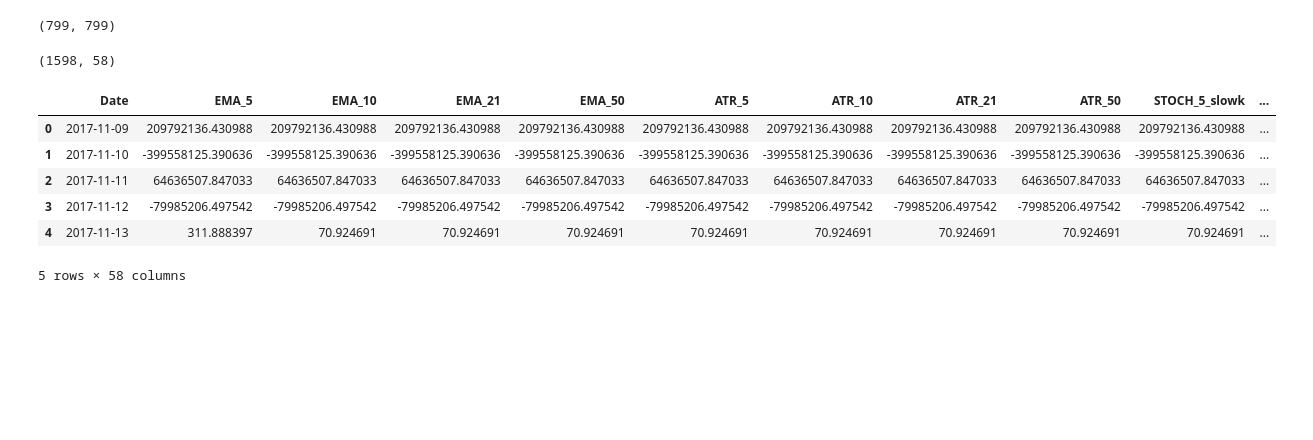
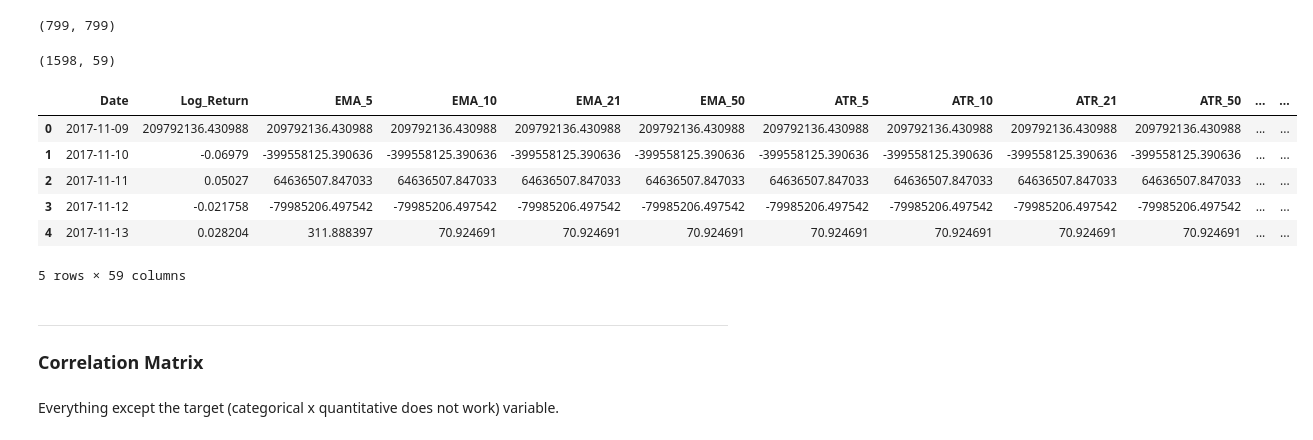
Before and after one commit to Yamamuen/CQF_final_project, a Jupyter notebook: processing_EDA.ipynb, the cells around one changed output. Drawn from its saved outputs; the diff is of its cells as text; code cells hidden in the pictures; blank space fills up the shorter version.

```diff
--- a/processing_EDA.ipynb
+++ b/processing_EDA.ipynb
@@ -30,11 +30,11 @@ def figshow(figindex, fig):
 # %%
 # Yang & Zhang volatility
 # implementation from tangabc: https://gist.github.com/tangabc/d9700366bd75ce49b1f4ea7a1a1030bf
-def get_hvol_yz(df, lookback=10):
-    o = df.Open
-    h = df.High
-    l = df.Low
-    c = df.Close
+def get_hvol_yz(data, lookback=10):
+    o = data.Open
+    h = data.High
+    l = data.Low
+    c = data.Close
 
     k = 0.34 / (1.34 + (lookback+1)/(lookback-1))
     cc = np.log(c/c.shift(1))
@@ -54,10 +54,10 @@ def get_hvol_yz(df, lookback=10):
     return result * 100
 
 #Defining class weights (to deal with class imbalance):
-def cwts(df):
-    c0, c1 = np.bincount(df['target'])
+def cwts(data):
+    c0, c1 = np.bincount(data['target'])
     #making the weights inversely proportional to the amount of observations:
-    w0, w1 = (1/c0)*(len(df))/2, (1/c1)*(len(df))/2
+    w0, w1 = (1/c0)*(len(data))/2, (1/c1)*(len(data))/2
     return {0: w0, 1:w1}
 # %% [markdown]
 ---
@@ -281,15 +281,18 @@ round(class_weights[0] * classes[0]), round(class_weights[1] * classes[1])
 (799, 799)
 # %%
 # Dropping unnecessary columns
-df = eth.drop(['Open','High','Low', 'Close','Adj Close','Volume','Pct_chg','Log_Return'], axis=1)
+df = eth.drop(['Open','High','Low', 'Close','Adj Close','Volume','Pct_chg'], axis=1)
 print(df.shape)
 df.head()
 # %% [output]
-(1598, 58)
+(1598, 59)
-|  | Date | EMA_5 | EMA_10 | EMA_21 | EMA_50 | ATR_5 | ATR_10 | ATR_21 | ATR_50 | STOCH_5_slowk | ... |
-| 0 | 2017-11-09 | 209792136.430988 | 209792136.430988 | 209792136.430988 | 209792136.430988 | 209792136.430988 | 209792136.430988 | 209792136.430988 | 209792136.430988 | 209792136.430988 | ... |
-| 1 | 2017-11-10 | -399558125.390636 | -399558125.390636 | -399558125.390636 | -399558125.390636 | -399558125.390636 | -399558125.390636 | -399558125.390636 | -399558125.390636 | -399558125.390636 | ... |
-| 2 | 2017-11-11 | 64636507.847033 | 64636507.847033 | 64636507.847033 | 64636507.847033 | 64636507.847033 | 64636507.847033 | 64636507.847033 | 64636507.847033 | 64636507.847033 | ... |
-| 3 | 2017-11-12 | -79985206.497542 | -79985206.497542 | -79985206.497542 | -79985206.497542 | -79985206.497542 | -79985206.497542 | -79985206.497542 | -79985206.497542 | -79985206.497542 | ... |
-| 4 | 2017-11-13 | 311.888397 | 70.924691 | 70.924691 | 70.924691 | 70.924691 | 70.924691 | 70.924691 | 70.924691 | 70.924691 | ... |
+|  | Date | Log_Return | EMA_5 | EMA_10 | EMA_21 | EMA_50 | ATR_5 | ATR_10 | ATR_21 | ATR_50 | ... | ... |
+| 0 | 2017-11-09 | 209792136.430988 | 209792136.430988 | 209792136.430988 | 209792136.430988 | 209792136.430988 | 209792136.430988 | 209792136.430988 | 209792136.430988 | 209792136.430988 | ... | ... |
+| 1 | 2017-11-10 | -0.06979 | -399558125.390636 | -399558125.390636 | -399558125.390636 | -399558125.390636 | -399558125.390636 | -399558125.390636 | -399558125.390636 | -399558125.390636 | ... | ... |
+| 2 | 2017-11-11 | 0.05027 | 64636507.847033 | 64636507.847033 | 64636507.847033 | 64636507.847033 | 64636507.847033 | 64636507.847033 | 64636507.847033 | 64636507.847033 | ... | ... |
+| 3 | 2017-11-12 | -0.021758 | -79985206.497542 | -79985206.497542 | -79985206.497542 | -79985206.497542 | -79985206.497542 | -79985206.497542 | -79985206.497542 | -79985206.497542 | ... | ... |
+| 4 | 2017-11-13 | 0.028204 | 311.888397 | 70.924691 | 70.924691 | 70.924691 | 70.924691 | 70.924691 | 70.924691 | 70.924691 | ... | ... |
-5 rows × 58 columns
+5 rows × 59 columns
+# %% [markdown]
+---
+### Correlation Matrix
@@ -295,0 +305,2 @@ df.head()
+# %% [markdown]
+Everything except the target (categorical x quantitative does not work) variable.
```
Also changed, not shown: parts of 2 cells of this notebook.
